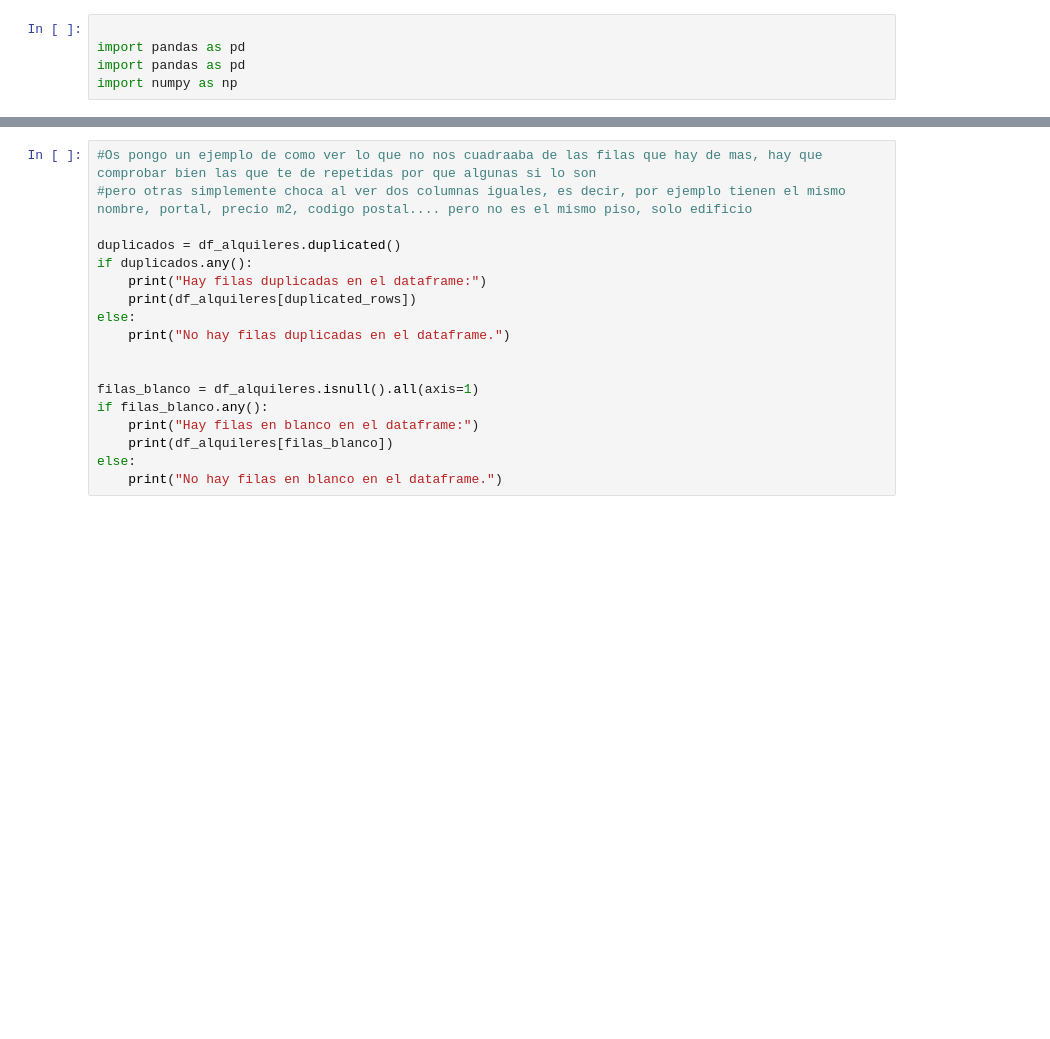
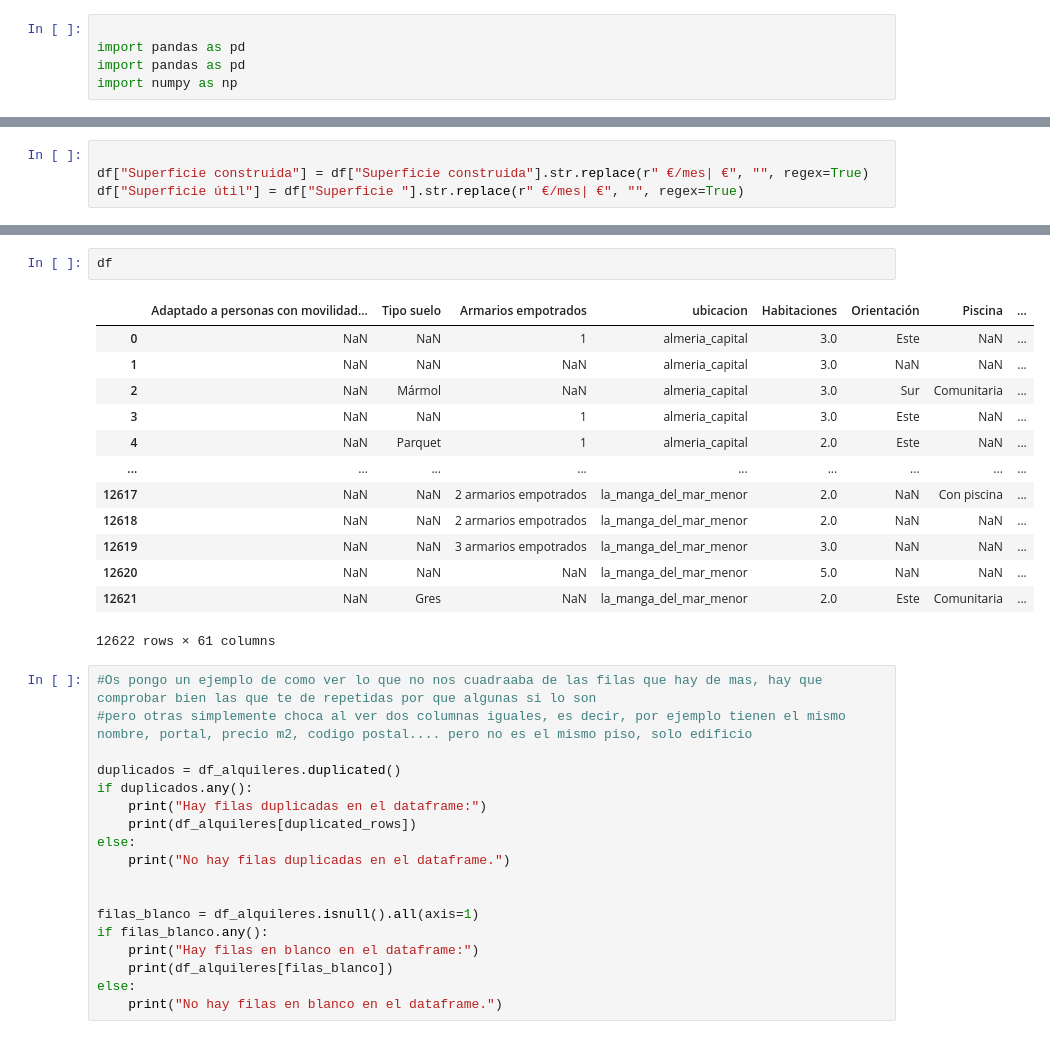
Before and after one commit to JM181998/PROYECTOAIRBNB, a Jupyter notebook: ejemploLimpieza.ipynb, the cells around one changed output, grey strips where cells are left out. Cells and saved outputs as stored; diff of their text form; blank space fills up the shorter version.

```diff
--- a/ejemploLimpieza.ipynb
+++ b/ejemploLimpieza.ipynb
@@ -5,0 +42,4 @@ import numpy as np
+# %%
+
+df["Superficie construida"] = df["Superficie construida"].str.replace(r" €/mes| €", "", regex=True)
+df["Superficie útil"] = df["Superficie "].str.replace(r" €/mes| €", "", regex=True)
@@ -25,3 +128,19 @@ df["precio"]
+# %%
+df
+# %% [output]
+|  | Adaptado a personas con movilidad... | Tipo suelo | Armarios empotrados | ubicacion | Habitaciones | Orientación | Piscina | ... |
+| 0 | NaN | NaN | 1 | almeria_capital | 3.0 | Este | NaN | ... |
+| 1 | NaN | NaN | NaN | almeria_capital | 3.0 | NaN | NaN | ... |
+| 2 | NaN | Mármol | NaN | almeria_capital | 3.0 | Sur | Comunitaria | ... |
+| 3 | NaN | NaN | 1 | almeria_capital | 3.0 | Este | NaN | ... |
+| 4 | NaN | Parquet | 1 | almeria_capital | 2.0 | Este | NaN | ... |
+| ... | ... | ... | ... | ... | ... | ... | ... | ... |
+| 12617 | NaN | NaN | 2 armarios empotrados | la_manga_del_mar_menor | 2.0 | NaN | Con piscina | ... |
+| 12618 | NaN | NaN | 2 armarios empotrados | la_manga_del_mar_menor | 2.0 | NaN | NaN | ... |
+| 12619 | NaN | NaN | 3 armarios empotrados | la_manga_del_mar_menor | 3.0 | NaN | NaN | ... |
+| 12620 | NaN | NaN | NaN | la_manga_del_mar_menor | 5.0 | NaN | NaN | ... |
+| 12621 | NaN | Gres | NaN | la_manga_del_mar_menor | 2.0 | Este | Comunitaria | ... |
+12622 rows × 61 columns
 # %%
 #Os pongo un ejemplo de como ver lo que no nos cuadraaba de las filas que hay de mas, hay que comprobar bien las que te de repetidas por que algunas si lo son
 #pero otras simplemente choca al ver dos columnas iguales, es decir, por ejemplo tienen el mismo nombre, portal, precio m2, codigo postal.... pero no es el mismo piso, solo edificio
```
Also changed, not shown: parts of 6 cells of this notebook, 1 other file.
